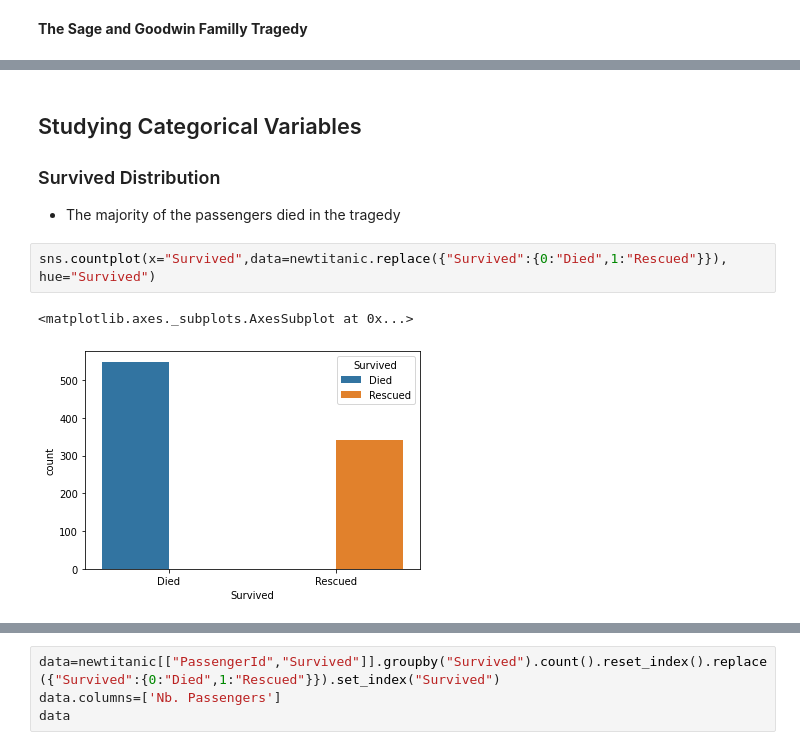
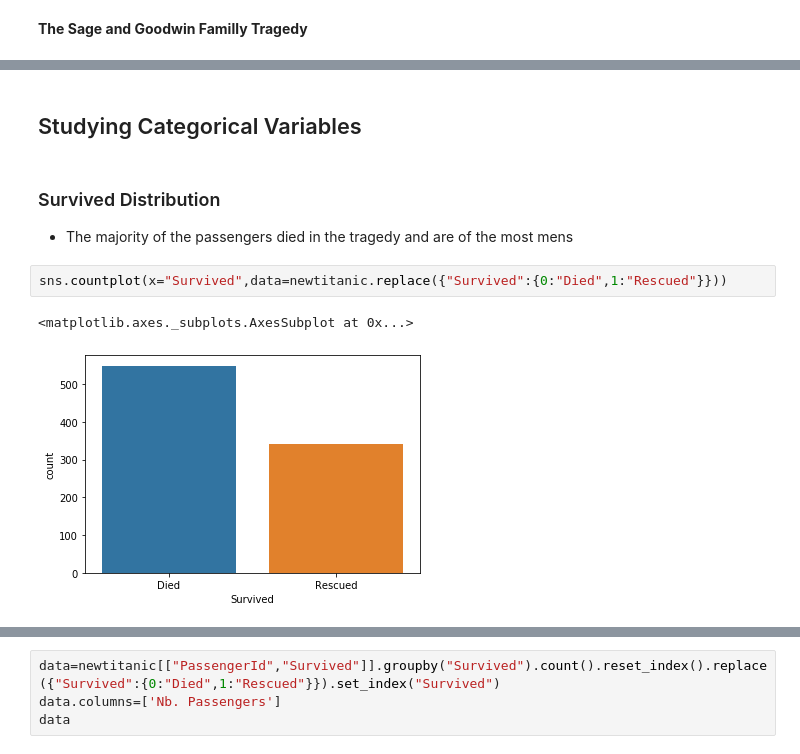
Before and after one commit to hayari/GoMyCodeML, a Jupyter notebook: Let_s_apply_some_data_visualization_knowledge.ipynb, the cells around one changed output, grey strips where cells are left out. Cells and saved outputs as stored; diff of their text form.

```diff
--- a/Let_s_apply_some_data_visualization_knowledge.ipynb
+++ b/Let_s_apply_some_data_visualization_knowledge.ipynb
@@ -370,9 +379,10 @@ newtitanic[titanic["SibSp"]==5]
+# %% [markdown]
+## Studying Categorical Variables
 # %% [markdown]
-## Studying Categorical Variables
 ### Survived Distribution
-- The majority of the passengers died in the tragedy
+- The majority of the passengers died in the tragedy and are of the most mens
 # %%
-sns.countplot(x="Survived",data=newtitanic.replace({"Survived":{0:"Died",1:"Rescued"}}), hue="Survived")
+sns.countplot(x="Survived",data=newtitanic.replace({"Survived":{0:"Died",1:"Rescued"}}))
 # %% [output]
 <matplotlib.axes._subplots.AxesSubplot at 0x...>
-[figure, old version]
+[figure, new version]
```
Also changed, not shown: parts of 67 cells of this notebook.
